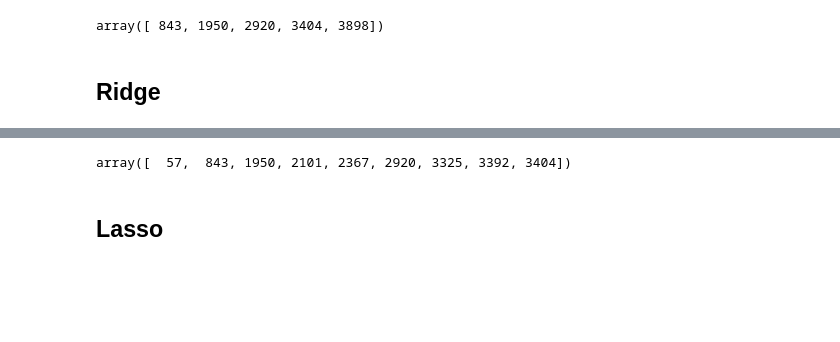
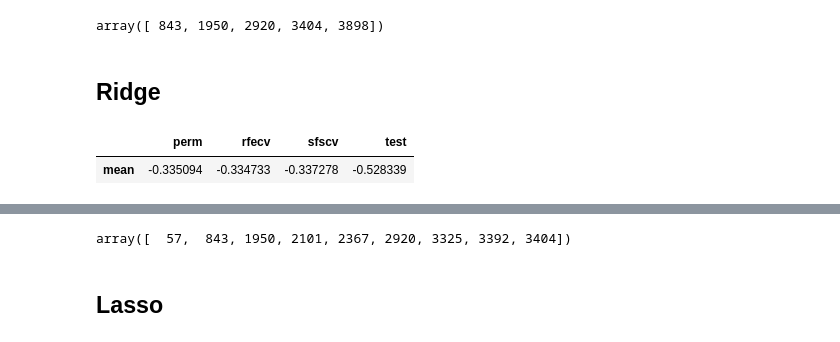
Before and after one commit to lehai-ml/schizophrenia_PRS, a Jupyter notebook: results_schizophrenia.ipynb, the cells around one changed output, grey strips where cells are left out. Cells and saved outputs as stored; diff of their text form; code cells hidden in the pictures; blank space fills up the shorter version.

Commit message:
tried with a new model

```diff
--- a/results_schizophrenia.ipynb
+++ b/results_schizophrenia.ipynb
@@ -175,0 +204,10 @@ array([ 843, 1950, 2920, 3404, 3898])
+# %%
+#switch to py38 conda env
+ridge_model=model_training.load_the_object('./ridge/objectridge.pkl')
+# %%
+df_ridge=pd.DataFrame({'perm':np.mean([np.mean(i) for i in ridge_model.cross_validated_scores_after_perm]),'rfecv':np.mean([np.mean(i) for i in ridge_model.cross_validated_scores_after_rfecv]),'sfscv':np.mean([np.mean(i) for i in ridge_model.cross_validated_scores_after_sfscv]),'test':np.mean([np.mean(i) for i in ridge_model.test_scores_across_all_splits])},['mean'])
+# %%
+df_ridge
+# %% [output]
+|  | perm | rfecv | sfscv | test |
+| mean | -0.335094 | -0.334733 | -0.337278 | -0.528339 |
```
Also changed, not shown: parts of 19 cells of this notebook, 1 other file.
